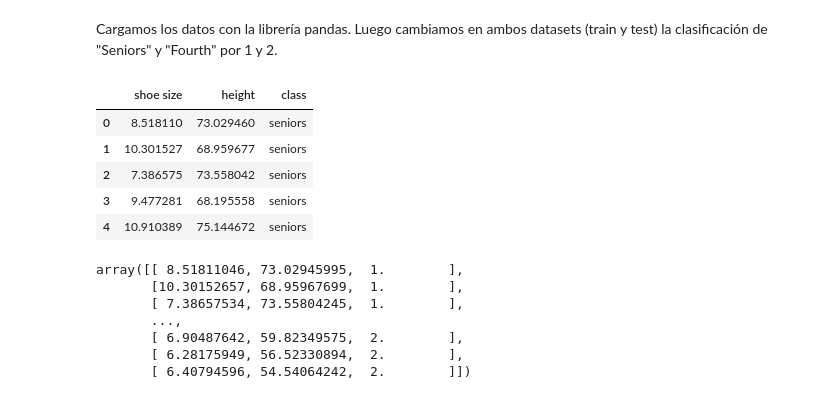
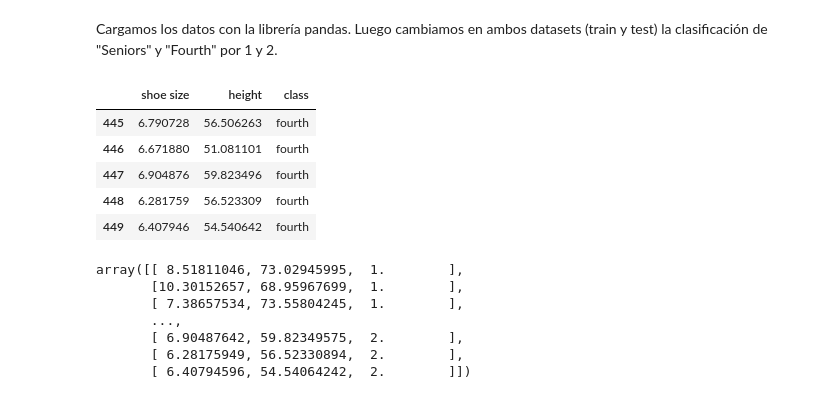
Before and after one commit to fedezimm/TP-IA-KNN, a Jupyter notebook: TP Final.ipynb, the cells around one changed output. Cells and saved outputs as stored; diff of their text form; code cells hidden in the pictures.

```diff
--- a/TP Final.ipynb
+++ b/TP Final.ipynb
@@ -415,13 +447,14 @@ Cargamos los datos con la librería pandas. Luego cambiamos en ambos datasets (t
 # %%
 training = pd.read_csv("train.csv")
 training.head()
+training.tail()
 # %% [output]
 |  | shoe size | height | class |
-| 0 | 8.518110 | 73.029460 | seniors |
-| 1 | 10.301527 | 68.959677 | seniors |
-| 2 | 7.386575 | 73.558042 | seniors |
-| 3 | 9.477281 | 68.195558 | seniors |
-| 4 | 10.910389 | 75.144672 | seniors |
+| 445 | 6.790728 | 56.506263 | fourth |
+| 446 | 6.671880 | 51.081101 | fourth |
+| 447 | 6.904876 | 59.823496 | fourth |
+| 448 | 6.281759 | 56.523309 | fourth |
+| 449 | 6.407946 | 54.540642 | fourth |
 # %%
 training = training.replace(["seniors", "fourth"],[1,2])
 # %%
```
Also changed, not shown: parts of 27 cells of this notebook.
